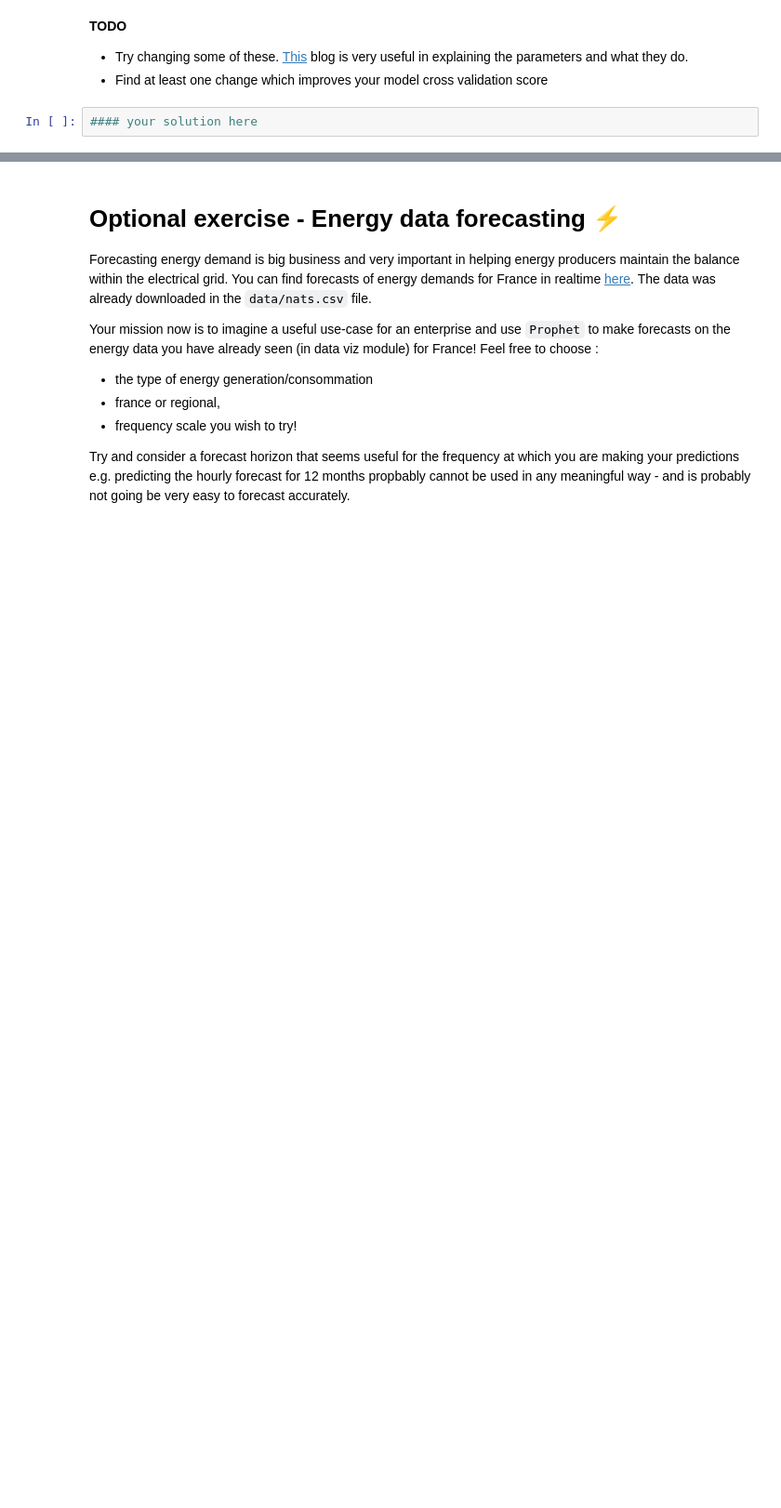
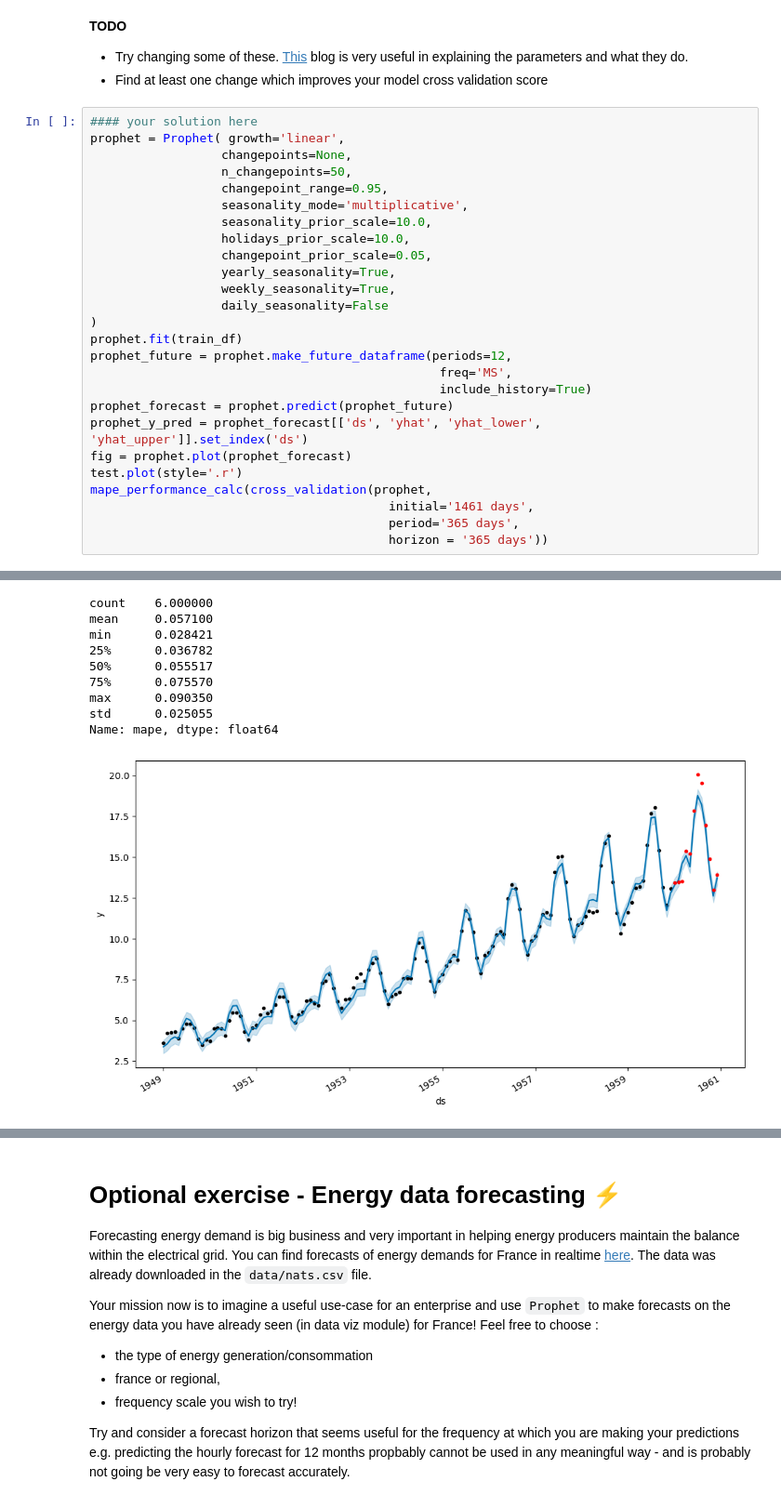
Before and after one commit to EstellePleinet/ML6, a Jupyter notebook: NB3_Time_Series_Forecasts (1).ipynb, the cells around one changed output, grey strips where cells are left out. Shown: that part at 93% size. Cells and saved outputs as stored; diff of their text form; blank space fills up the shorter version.

```diff
--- a/NB3_Time_Series_Forecasts (1).ipynb
+++ b/NB3_Time_Series_Forecasts (1).ipynb
@@ -197,5 +263,30 @@ The model plot we saw earlier did not fit very well to the train data. We can ch
 
 * Try changing some of these. [This](https://medium.com/data-science/implementing-facebook-prophet-efficiently-c241305405a3) blog is very useful in explaining the parameters and what they do.
 * Find at least one change which improves your model cross validation score
-# %%
-#### your solution here
+# %%
+#### your solution here
+prophet = Prophet( growth='linear',
+                  changepoints=None,
+                  n_changepoints=50,
+                  changepoint_range=0.95,
+                  seasonality_mode='multiplicative',
+                  seasonality_prior_scale=10.0,
+                  holidays_prior_scale=10.0,
+                  changepoint_prior_scale=0.05,
+                  yearly_seasonality=True,
+                  weekly_seasonality=True,
+                  daily_seasonality=False
+)
+prophet.fit(train_df)
+prophet_future = prophet.make_future_dataframe(periods=12,
+                                                freq='MS',
+                                                include_history=True)
+prophet_forecast = prophet.predict(prophet_future)
+prophet_y_pred = prophet_forecast[['ds', 'yhat', 'yhat_lower', 'yhat_upper']].set_index('ds')
+fig = prophet.plot(prophet_forecast)
+test.plot(style='.r')
+mape_performance_calc(cross_validation(prophet,
+                                         initial='1461 days',
+                                         period='365 days',
+                                         horizon = '365 days'))
+# %% [output]
@@ -201,0 +307,10 @@ The model plot we saw earlier did not fit very well to the train data. We can ch
+count    6.000000
+mean     0.057100
+min      0.028421
+25%      0.036782
+50%      0.055517
+75%      0.075570
+max      0.090350
+std      0.025055
+Name: mape, dtype: float64
+[figure, added]
```
Also changed, not shown: parts of 16 cells of this notebook.
